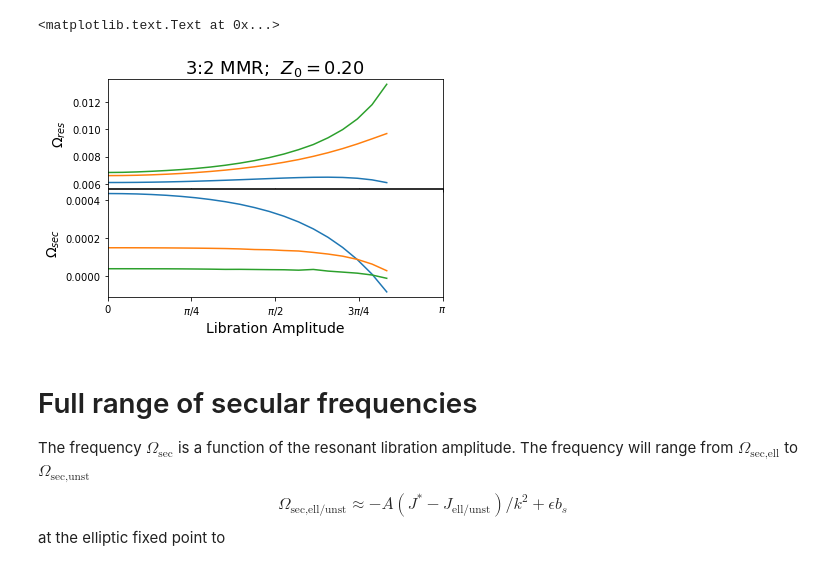
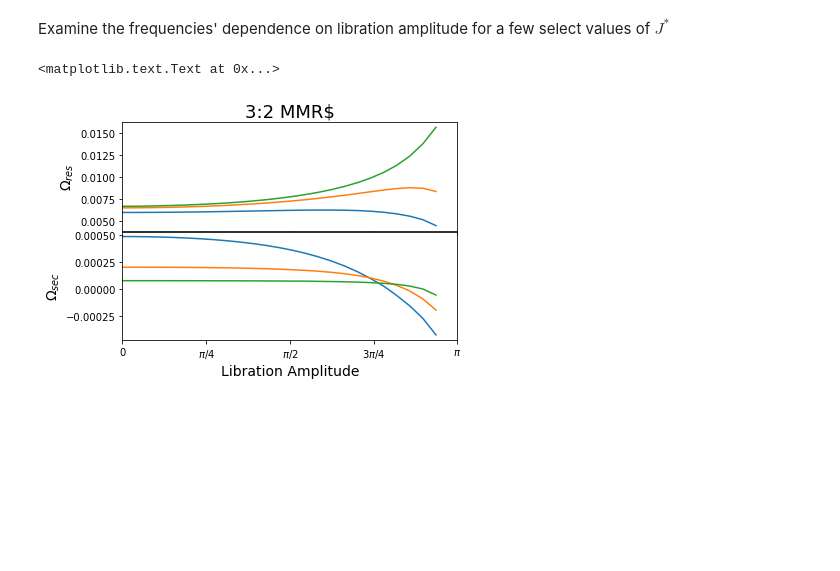
Before and after one commit to shadden/IntegrableModelforResonances, a Jupyter notebook: jupyter_examples/NumericalActionAngleTransformation.ipynb, the cells around one changed output. Saved outputs shown, nothing was run; the diff lists cells and outputs as text; code cells hidden in the pictures; blank space fills up the shorter version.

```diff
--- a/jupyter_examples/NumericalActionAngleTransformation.ipynb
+++ b/jupyter_examples/NumericalActionAngleTransformation.ipynb
@@ -152,0 +41,4 @@ def calc_frequencies(delta_theta,Jstar,res_model,full_output = False):
+# %%
+Ngrid= 25
+zfracs = np.linspace(0.1,0.8,Ngrid)
+amps = np.linspace(0,np.pi-0.2,Ngrid)
@@ -152,0 +47,9 @@ def calc_frequencies(delta_theta,Jstar,res_model,full_output = False):
+# %%
+action,Ores,Osec = np.zeros((3,Ngrid,Ngrid))
+for i,zf in enumerate(zfracs):
+    _,_,Z = res_model.get_z1z2Z_from_zfrac(zf)
+    Jstar = res_model.Zsq_to_J * (Z)**2
+    yell = res_model.elliptic_fixed_point(Jstar)
+    for j,amp in enumerate(amps):
+        y0 = yell + np.array([amp / res_model.k,0,0,0])
+        action[i,j],Ores[i,j],Osec[i,j] = calc_action_and_frequencies(y0,res_model)
@@ -153,37 +67,27 @@ def calc_frequencies(delta_theta,Jstar,res_model,full_output = False):
+# %% [markdown]
+Examine the frequencies' dependence on libration amplitude for a few select values of $J^*$
 # %%
 fig,ax = plt.subplots(2,sharex=True,figsize=(6,4))
 plt.subplots_adjust(hspace=0.01)
 
-amps = np.linspace(0,5*np.pi/6,20)
-for Z0 in [0.05,0.1,0.2]:
-    Jstar = res_model.Zsq_to_J * (Z0)**2
-    Omega_res,Omega_sec = np.zeros((2,len(amps)))
-    for i,amp in enumerate(amps):
-        Omega_res[i],Omega_sec[i]= calc_frequencies(amp,Jstar,res_model)
-    ax[0].plot(amps,Omega_res)
-    ax[1].plot(amps,Omega_sec)
 
 # NOTE: Omega_sec needs to be corrected with
 # addition of $\epsilon * b_s$
 a_s,b_s,c_s = res_model.secular_coeffs()
 eps_bs = b_s * res_model.eps
-Omega_sec += eps_bs
+for i in [5,Ngrid//2,Ngrid-1]:
+    zf = zfracs[i]
+    ax[0].plot(amps,Ores[i],label=r"$Z/Z_{cross}=$"+"{:.2f}".format(zf))
+    ax[1].plot(amps,Osec[i]+eps_bs)
+
 
 ax[1].set_xticks([0,np.pi/4,np.pi/2,3*np.pi/4,np.pi])
 ax[1].xaxis.set_ticklabels(["0",r"$\pi/4$",r"$\pi/2$",r"$3\pi/4$",r"$\pi$"]);
-ax[0].set_title("{}:{} MMR;  $Z_0={:.2f}$".format(res_model.j,res_model.j-res_model.k,Z0),fontsize = 18)
+ax[0].set_title("{}:{} MMR$".format(res_model.j,res_model.j-res_model.k),fontsize = 18)
 ax[1].set_xlim(0,np.pi)
 ax[1].set_xlabel("Libration Amplitude",fontsize=14)
 ax[0].set_ylabel(r"$\Omega_{res}$",fontsize=14)
 ax[1].set_ylabel(r"$\Omega_{sec}$",fontsize=14)
 # %% [output]
 <matplotlib.text.Text at 0x...>
-[figure, old version]
+[figure, new version]
-# %% [markdown]
-# Full range of secular frequencies
-The frequency $\Omega_\text{sec}$ is a function of the resonant libration amplitude.
-The frequency will range from $\Omega_\text{sec,ell}$ to $\Omega_\text{sec,unst}$
-$$
-\Omega_\text{sec,ell/unst} \approx -A(J^*-J_\text{ell/unst})/k^2 +\epsilon b_s
-$$
-at the elliptic fixed point to
```
Also changed, not shown: parts of 13 cells of this notebook, 1 other file.
